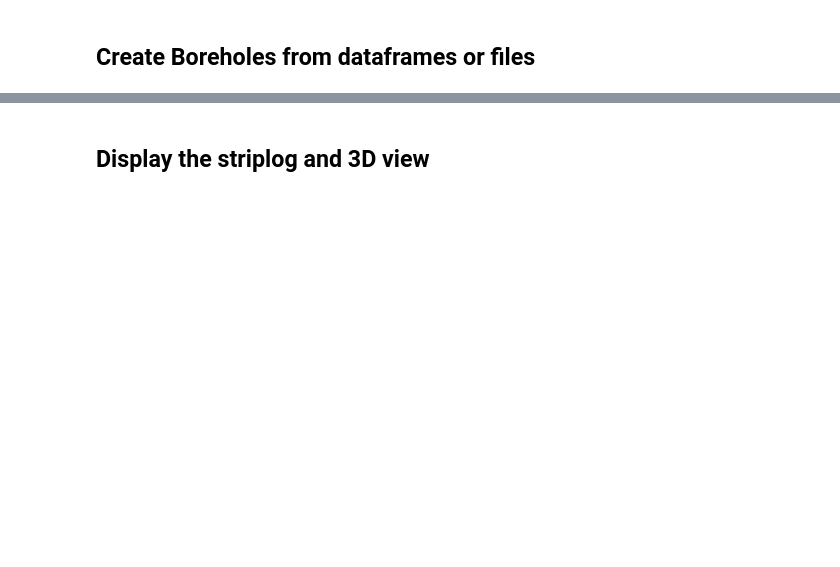
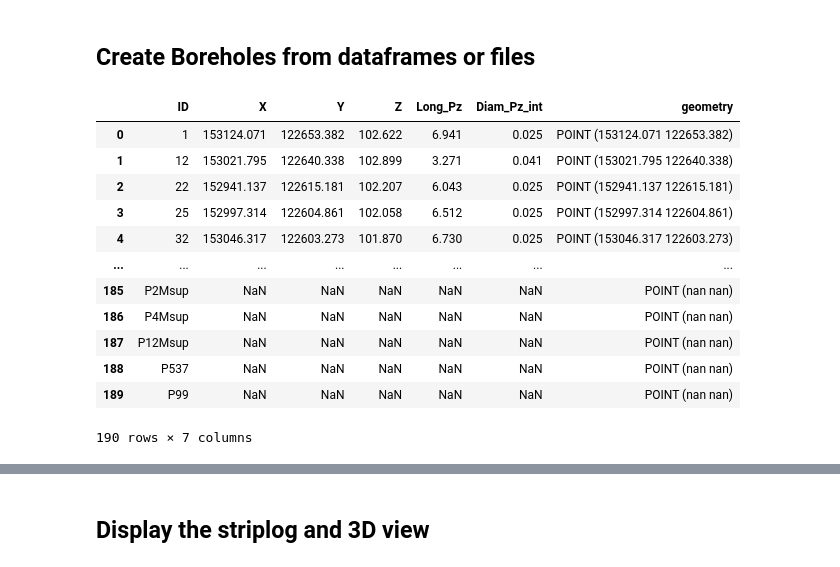
Before and after one commit to kaufmanno/GSDMA, a Jupyter notebook: playground/TFE_test/Boreholes_representation.ipynb, the cells around one changed output, grey strips where cells are left out. Drawn from its saved outputs; the diff is of its cells as text; code cells hidden in the pictures; blank space fills up the shorter version.

```diff
--- a/playground/TFE_test/Boreholes_representation.ipynb
+++ b/playground/TFE_test/Boreholes_representation.ipynb
@@ -95,0 +82,16 @@ bhs_df=[df_all]
+# %%
+df_all
+# %% [output]
+|  | ID | X | Y | Z | Long_Pz | Diam_Pz_int | geometry |
+| 0 | 1 | 153124.071 | 122653.382 | 102.622 | 6.941 | 0.025 | POINT (153124.071 122653.382) |
+| 1 | 12 | 153021.795 | 122640.338 | 102.899 | 3.271 | 0.041 | POINT (153021.795 122640.338) |
+| 2 | 22 | 152941.137 | 122615.181 | 102.207 | 6.043 | 0.025 | POINT (152941.137 122615.181) |
+| 3 | 25 | 152997.314 | 122604.861 | 102.058 | 6.512 | 0.025 | POINT (152997.314 122604.861) |
+| 4 | 32 | 153046.317 | 122603.273 | 101.870 | 6.730 | 0.025 | POINT (153046.317 122603.273) |
+| ... | ... | ... | ... | ... | ... | ... | ... |
+| 185 | P2Msup | NaN | NaN | NaN | NaN | NaN | POINT (nan nan) |
+| 186 | P4Msup | NaN | NaN | NaN | NaN | NaN | POINT (nan nan) |
+| 187 | P12Msup | NaN | NaN | NaN | NaN | NaN | POINT (nan nan) |
+| 188 | P537 | NaN | NaN | NaN | NaN | NaN | POINT (nan nan) |
+| 189 | P99 | NaN | NaN | NaN | NaN | NaN | POINT (nan nan) |
+190 rows × 7 columns
```
Also changed, not shown: parts of 25 cells of this notebook, 7 other files.
